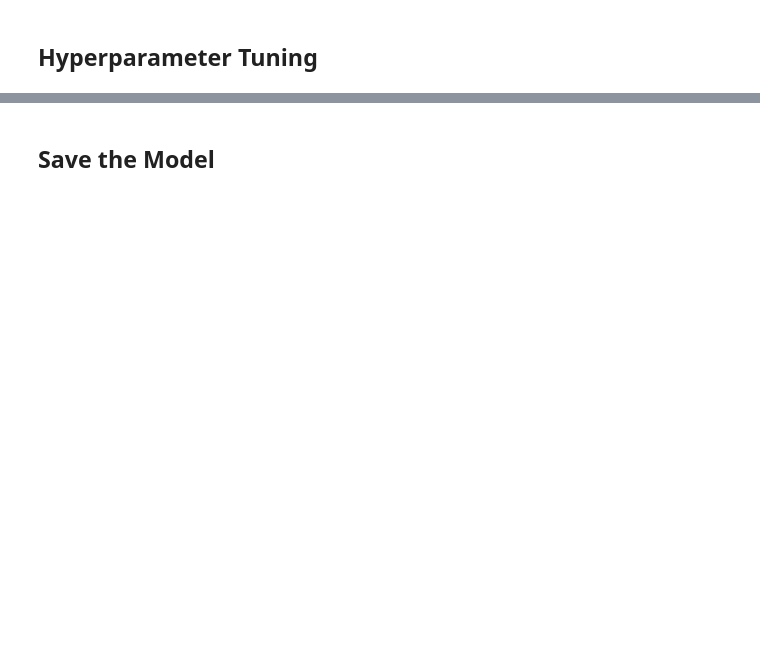
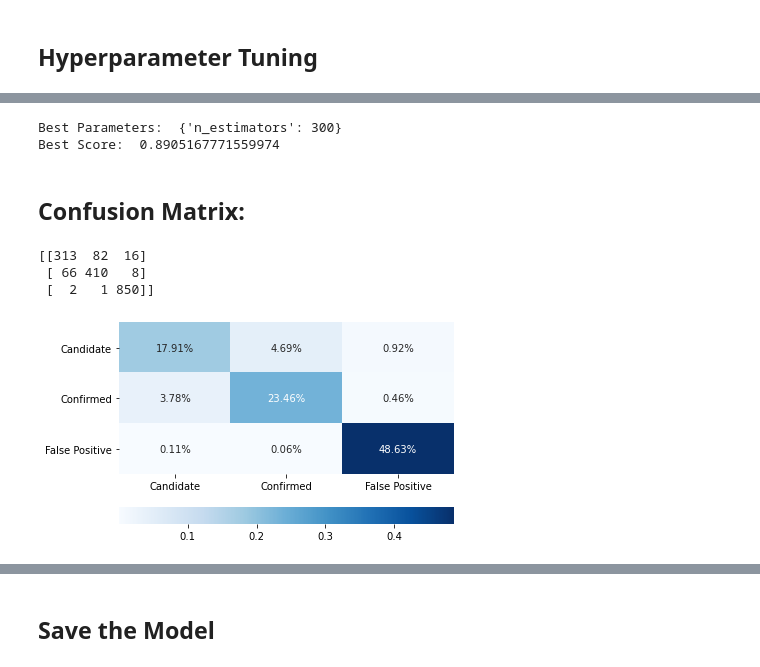
Before and after one commit to juliabrunett/machine-learning-challenge, a Jupyter notebook: model_1.ipynb, the cells around one changed output, grey strips where cells are left out. Drawn from its saved outputs; the diff is of its cells as text; code cells hidden in the pictures; blank space fills up the shorter version.

```diff
--- a/model_1.ipynb
+++ b/model_1.ipynb
@@ -111,7 +207,7 @@ sorted(zip(rf.feature_importances_, feature_names), reverse=True)
 # GridSearchCV: tune model parameters
 from sklearn.model_selection import GridSearchCV
 
-parameters = { 'n_estimators': [100, 200, 300, 400, 500]}
+parameters = { 'n_estimators': [200, 300, 400, 500] }
 grid = GridSearchCV(rf, parameters, verbose=3)
 # %%
 # Train the model with GridSearch
@@ -120,6 +236,28 @@ grid.fit(X_train_scaled, y_train)
 # Print out results
 print("Best Parameters: ", grid.best_params_)
 print("Best Score: ", grid.best_score_)
+# %% [output]
+Best Parameters:  {'n_estimators': 300}
+Best Score:  0.8905167771559974
 # %%
 # Predict with test data
 predictions = grid.predict(X_test_scaled)
+# %% [markdown]
+## Confusion Matrix:
+# %%
+from sklearn.metrics import confusion_matrix
+cf_matrix = confusion_matrix(y_test, predictions)
+print(cf_matrix)
+# %% [output]
+[[313  82  16]
+ [ 66 410   8]
+ [  2   1 850]]
+# %%
+import seaborn as sns
+import numpy as np
+categories=["Candidate", "Confirmed", "False Positive"]
+ax = sns.heatmap(cf_matrix/np.sum(cf_matrix), annot=True,
+            fmt='.2%', cmap='Blues', xticklabels=categories, yticklabels=categories,
+            cbar_kws={"orientation": "horizontal"})
+# %% [output]
+[figure, added]
```
Also changed, not shown: parts of 22 cells of this notebook, 3 other files.
